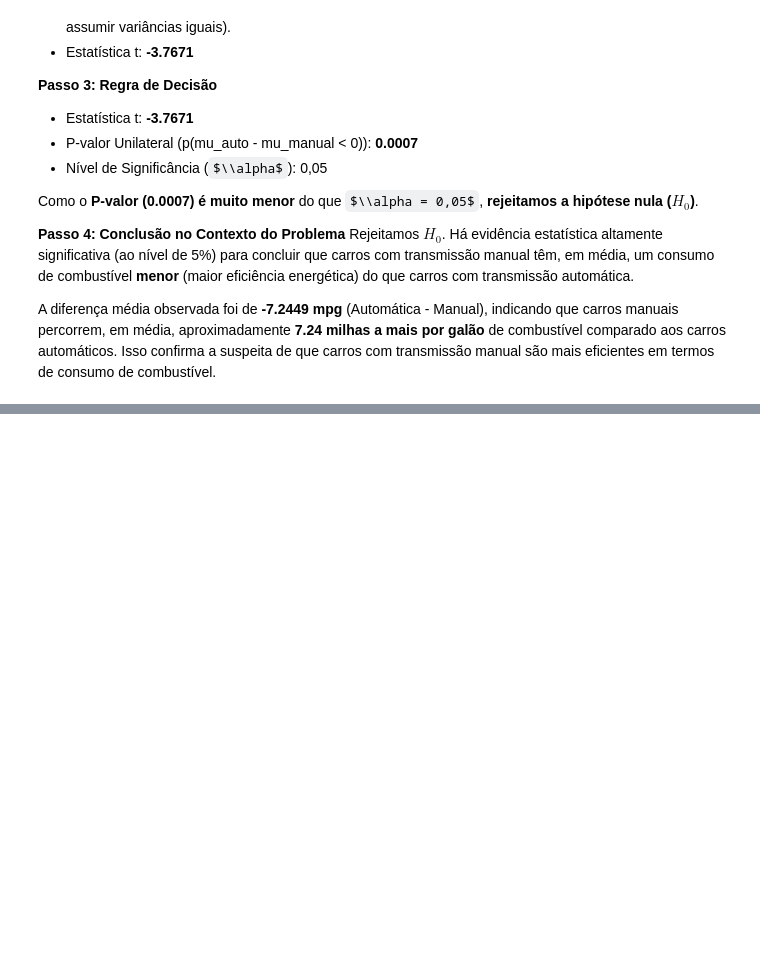
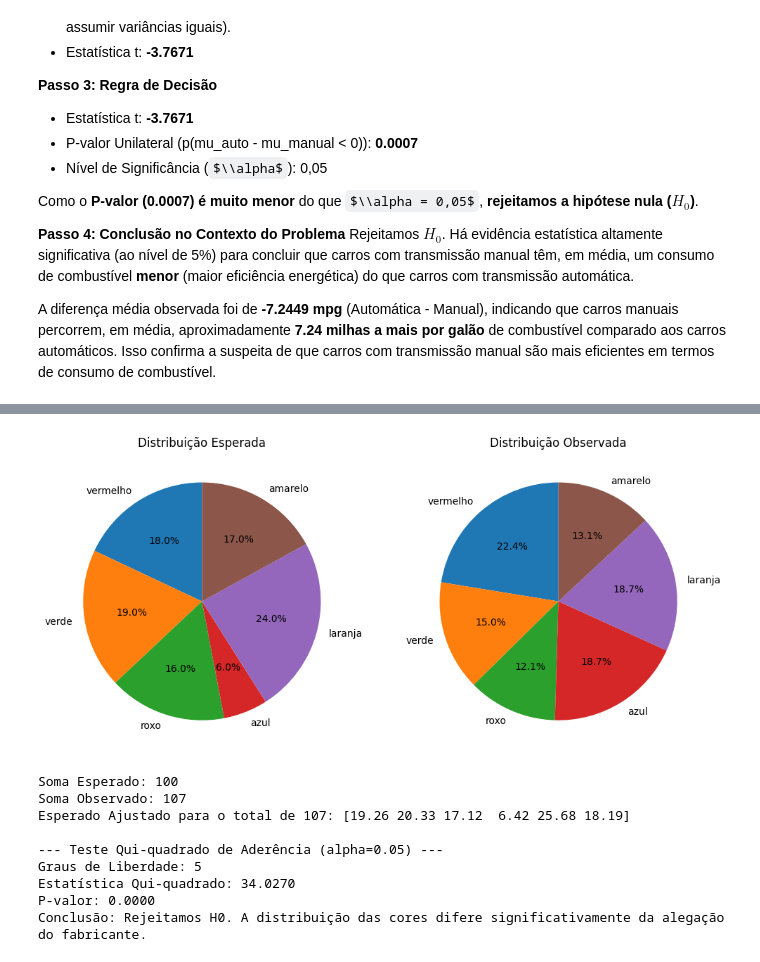
Before and after one commit to LuquinhasPS/T2-Inferencia-Estatistica, a Jupyter notebook: GCC1625_T2_LUCAS_PEREIRA_DA_SILVA.ipynb, the cells around one changed output, grey strips where cells are left out. Drawn from its saved outputs; the diff is of its cells as text; code cells hidden in the pictures; some formulas as TeX source; blank space fills up the shorter version.

```diff
--- a/GCC1625_T2_LUCAS_PEREIRA_DA_SILVA.ipynb
+++ b/GCC1625_T2_LUCAS_PEREIRA_DA_SILVA.ipynb
@@ -693,0 +1081,58 @@ A diferença média observada foi de **-7.2449 mpg** (Automática - Manual), ind
+# %%
+import matplotlib.pyplot as plt
+from scipy.stats import chisquare
+import numpy as np
+
+# Dados
+cores = ['vermelho', 'verde', 'roxo', 'azul', 'laranja', 'amarelo']
+esperado = np.array([18, 19, 16, 6, 24, 17])
+observado = np.array([24, 16, 13, 20, 20, 14])
+
+# (i) Gráficos de Setores
+fig, axes = plt.subplots(1, 2, figsize=(12, 6))
+
+axes[0].pie(esperado, labels=cores, autopct='%1.1f%%', startangle=90)
+axes[0].set_title('Distribuição Esperada')
+
+axes[1].pie(observado, labels=cores, autopct='%1.1f%%', startangle=90)
+axes[1].set_title('Distribuição Observada')
+
+plt.show()
+
+# (ii) Teste Qui-quadrado de Aderência (Goodness of Fit)
+# Importante: as somas de observado e esperado devem ser iguais para o teste chisquare do scipy funcionar diretamente com frequências.
+# Vamos verificar as somas:
+print(f"Soma Esperado: {esperado.sum()}")
+print(f"Soma Observado: {observado.sum()}")
+
+# Se as somas forem diferentes, precisamos normalizar o esperado para ter a mesma soma do observado.
+# Neste caso: 18+19+16+6+24+17 = 100 e 24+16+13+20+20+14 = 107. São diferentes.
+# Precisamos ajustar os valores esperados para o total observado (107), mantendo as proporções originais.
+proporcoes_esperadas = esperado / esperado.sum()
+esperado_ajustado = proporcoes_esperadas * observado.sum()
+
+print(f"Esperado Ajustado para o total de {observado.sum()}: {esperado_ajustado}")
+
+chi2_stat, p_val = chisquare(f_obs=observado, f_exp=esperado_ajustado)
+graus_liberdade = len(cores) - 1
+
+print(f"\n--- Teste Qui-quadrado de Aderência (alpha=0.05) ---")
+print(f"Graus de Liberdade: {graus_liberdade}")
+print(f"Estatística Qui-quadrado: {chi2_stat:.4f}")
+print(f"P-valor: {p_val:.4f}")
+
+if p_val < 0.05:
+    print("Conclusão: Rejeitamos H0. A distribuição das cores difere significativamente da alegação do fabricante.")
+else:
+    print("Conclusão: Não rejeitamos H0. A distribuição das cores segue a alegação do fabricante.")
+# %% [output]
+[figure, added]
+Soma Esperado: 100
+Soma Observado: 107
+Esperado Ajustado para o total de 107: [19.26 20.33 17.12  6.42 25.68 18.19]
+
+--- Teste Qui-quadrado de Aderência (alpha=0.05) ---
+Graus de Liberdade: 5
+Estatística Qui-quadrado: 34.0270
+P-valor: 0.0000
+Conclusão: Rejeitamos H0. A distribuição das cores difere significativamente da alegação do fabricante.
```
Also changed, not shown: parts of 38 cells of this notebook.
